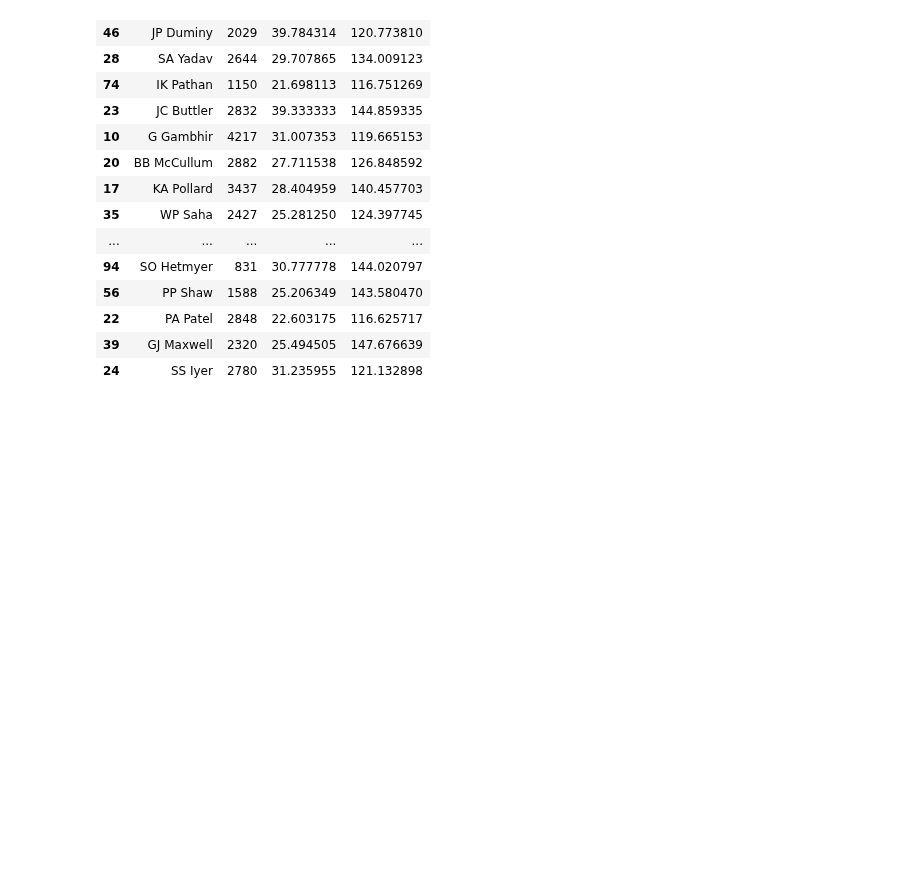
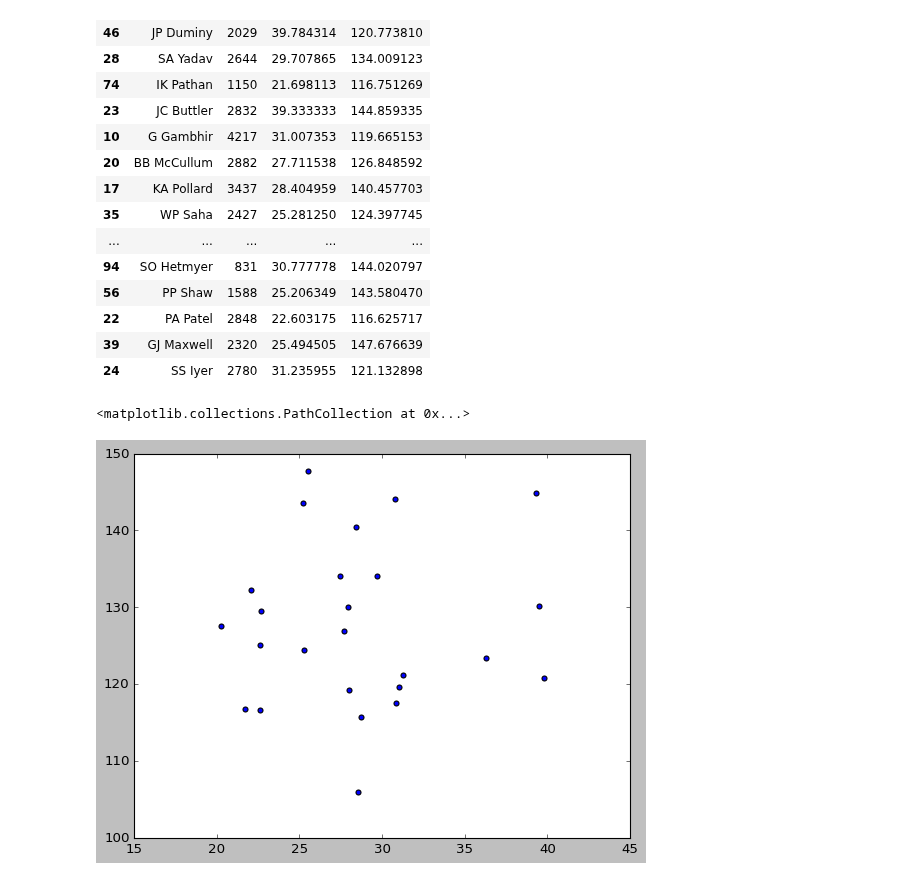
Before and after one commit to sseal2004/Machine-Learning-Full-Course, a Jupyter notebook: Python Library/MatplotLib/02_advanceMatplotlib/Annotations.ipynb, the cells around one changed output. Drawn from its saved outputs; the diff is of its cells as text; code cells hidden in the pictures; blank space fills up the shorter version.

```diff
--- a/Python Library/MatplotLib/02_advanceMatplotlib/Annotations.ipynb
+++ b/Python Library/MatplotLib/02_advanceMatplotlib/Annotations.ipynb
@@ -44,3 +44,8 @@ sample_df
 | 22 | PA Patel | 2848 | 22.603175 | 116.625717 |
 | 39 | GJ Maxwell | 2320 | 25.494505 | 147.676639 |
 | 24 | SS Iyer | 2780 | 31.235955 | 121.132898 |
+# %%
+plt.scatter(sample_df['avg'],sample_df['strike_rate'])
+# %% [output]
+<matplotlib.collections.PathCollection at 0x...>
+[figure, added]
```
Also changed, not shown: parts of 5 cells of this notebook.
